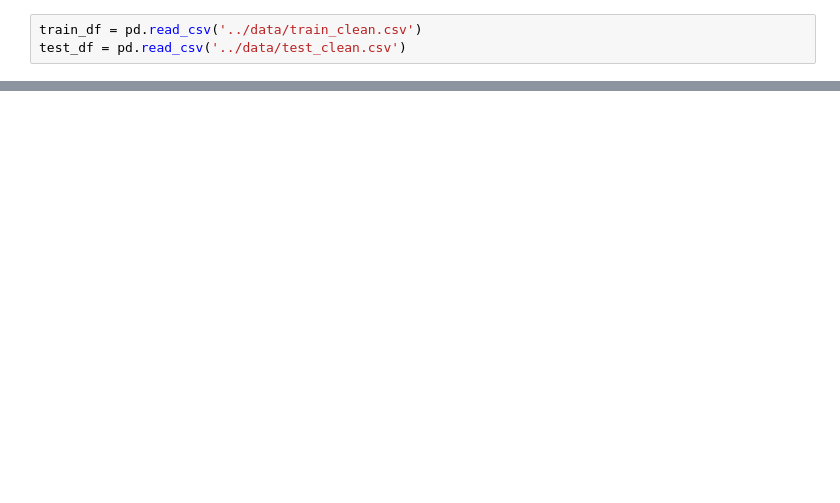
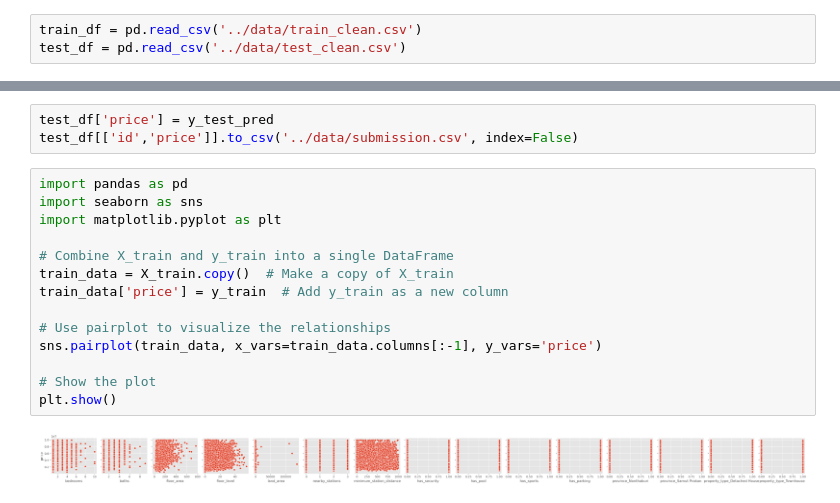
Before and after one commit to auttwitter/DSI-04, a Jupyter notebook: project_2/code/02_regression.ipynb, the cells around one changed output, grey strips where cells are left out. Saved outputs shown, nothing was run; the diff lists cells and outputs as text; blank space fills up the shorter version.

```diff
--- a/project_2/code/02_regression.ipynb
+++ b/project_2/code/02_regression.ipynb
@@ -55,0 +153,19 @@ test_df[['id','price']].to_csv('submission.csv', index=False)
+# %%
+test_df['price'] = y_test_pred
+test_df[['id','price']].to_csv('../data/submission.csv', index=False)
+# %%
+import pandas as pd
+import seaborn as sns
+import matplotlib.pyplot as plt
+
+# Combine X_train and y_train into a single DataFrame
+train_data = X_train.copy()  # Make a copy of X_train
+train_data['price'] = y_train  # Add y_train as a new column
+
+# Use pairplot to visualize the relationships
+sns.pairplot(train_data, x_vars=train_data.columns[:-1], y_vars='price')
+
+# Show the plot
+plt.show()
+# %% [output]
+[figure, added]
```
Also changed, not shown: parts of 11 cells of this notebook, 4 other files.
